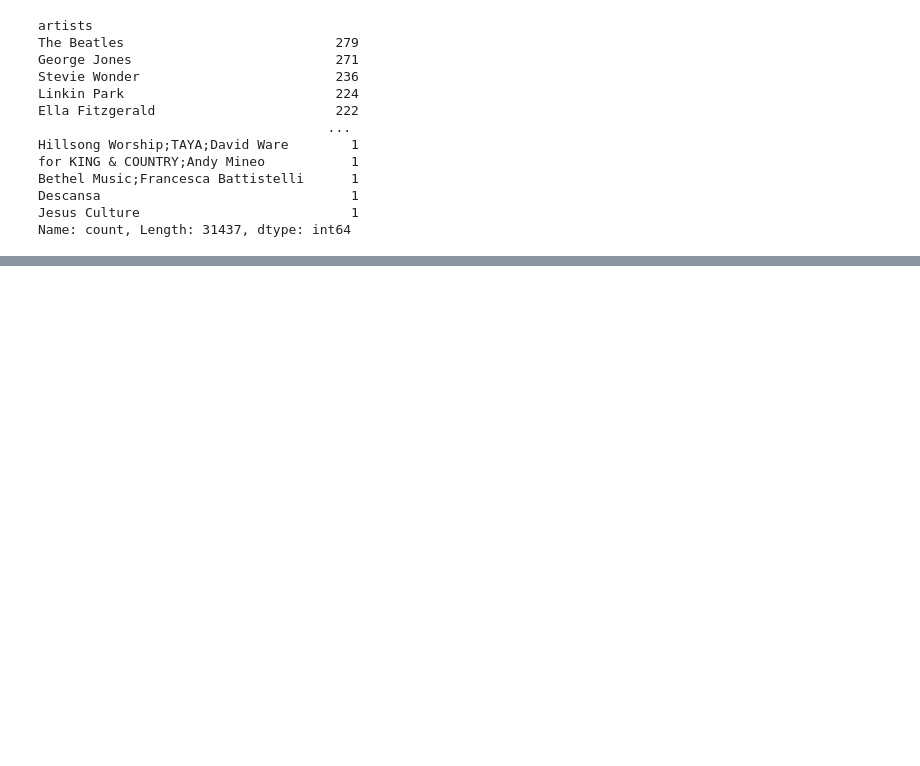
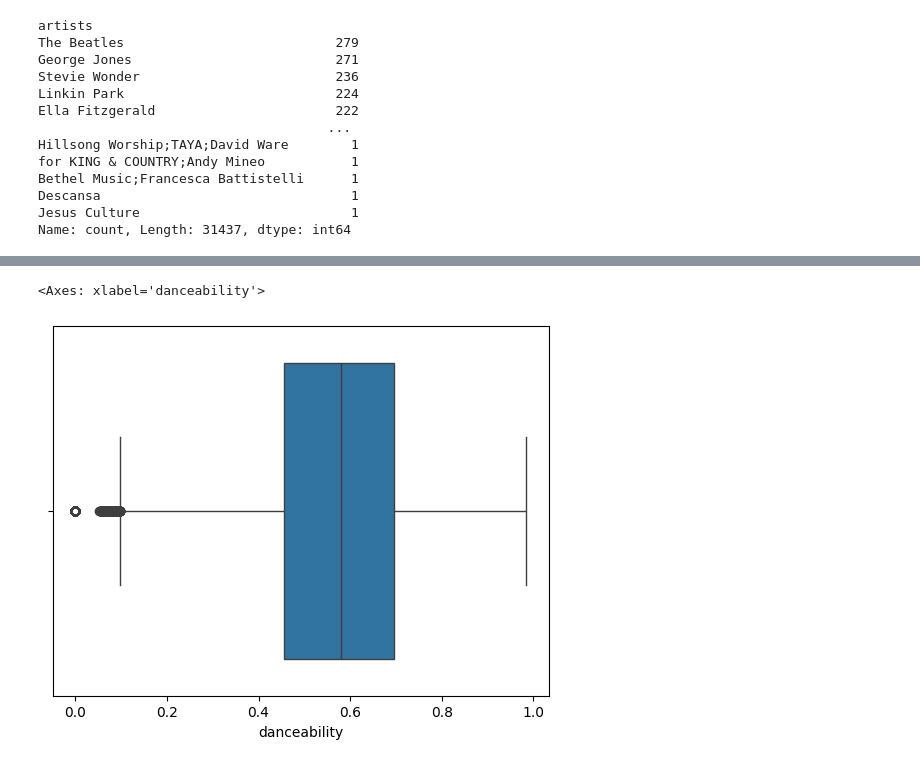
Before and after one commit to Bourne215/spotify_eda_BenjaminTrieu, a Jupyter notebook: notebook/EDA_Exercise.ipynb, the cells around one changed output, grey strips where cells are left out. Cells and saved outputs as stored; diff of their text form; code cells hidden in the pictures; blank space fills up the shorter version.

```diff
--- a/notebook/EDA_Exercise.ipynb
+++ b/notebook/EDA_Exercise.ipynb
@@ -162,0 +180,5 @@ Name: count, Length: 31437, dtype: int64
+# %%
+sns.boxplot(x=spotifyEDA_df['danceability'])
+# %% [output]
+<Axes: xlabel='danceability'>
+[figure, added]
```
Also changed, not shown: parts of 2 cells of this notebook.
